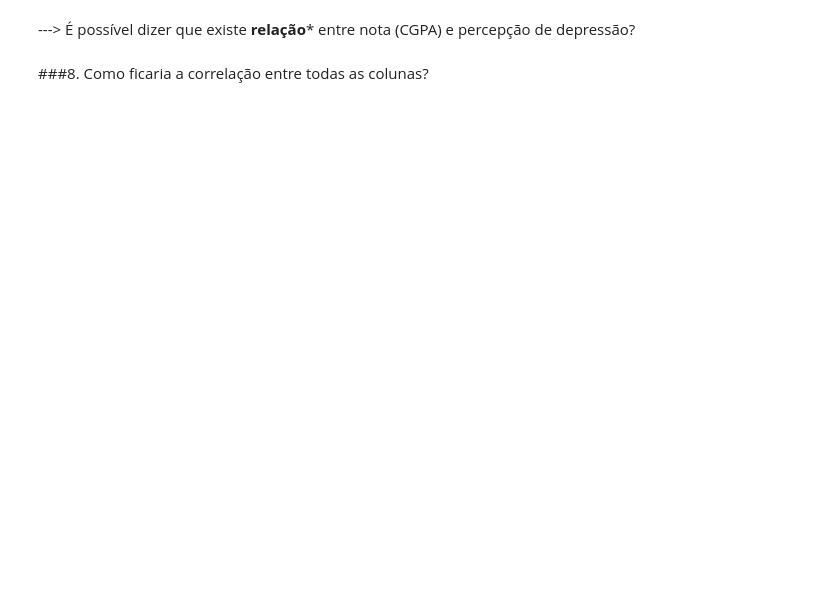
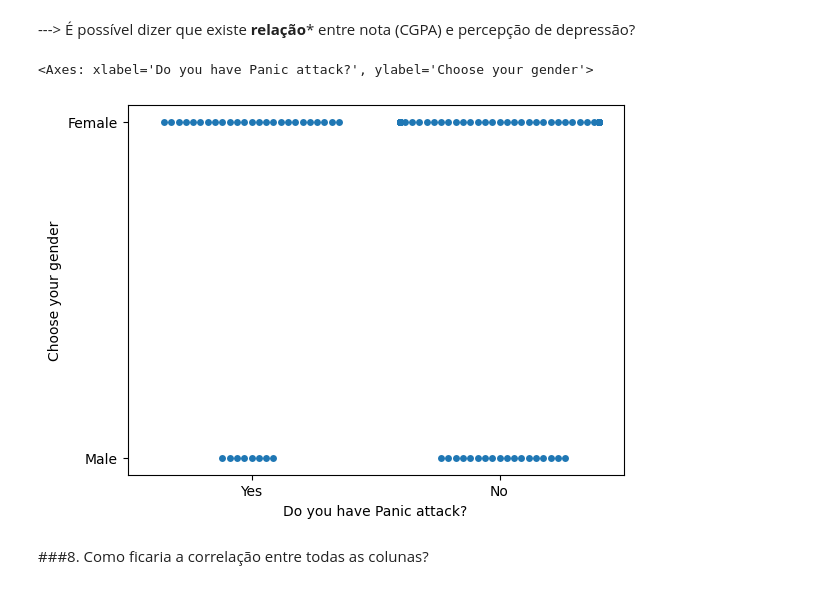
Before and after one commit to eddorileo/mental_health, a Jupyter notebook: mental_health.ipynb, the cells around one changed output. Drawn from its saved outputs; the diff is of its cells as text; code cells hidden in the pictures; blank space fills up the shorter version.

```diff
--- a/mental_health.ipynb
+++ b/mental_health.ipynb
@@ -197,4 +277,11 @@ data.plot.scatter(x='Do you have Depression?', y='What is your CGPA?')
 # %% [markdown]
 ---> É possível dizer que existe **relação*** entre nota (CGPA) e percepção de depressão?
+# %%
+import seaborn as sns
+# auxDf = data[['Age', 'Choose your gender']]
+sns.swarmplot(x="Do you have Panic attack?", y="Choose your gender", data=data)
+# %% [output]
+<Axes: xlabel='Do you have Panic attack?', ylabel='Choose your gender'>
+[figure, added]
 # %% [markdown]
 ###8. Como ficaria a correlação entre todas as colunas?
```
Also changed, not shown: parts of 19 cells of this notebook.
